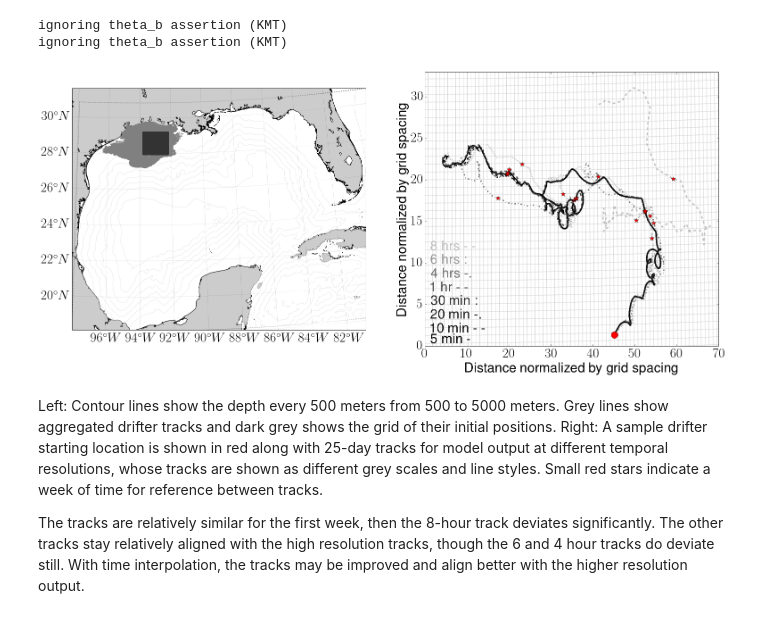
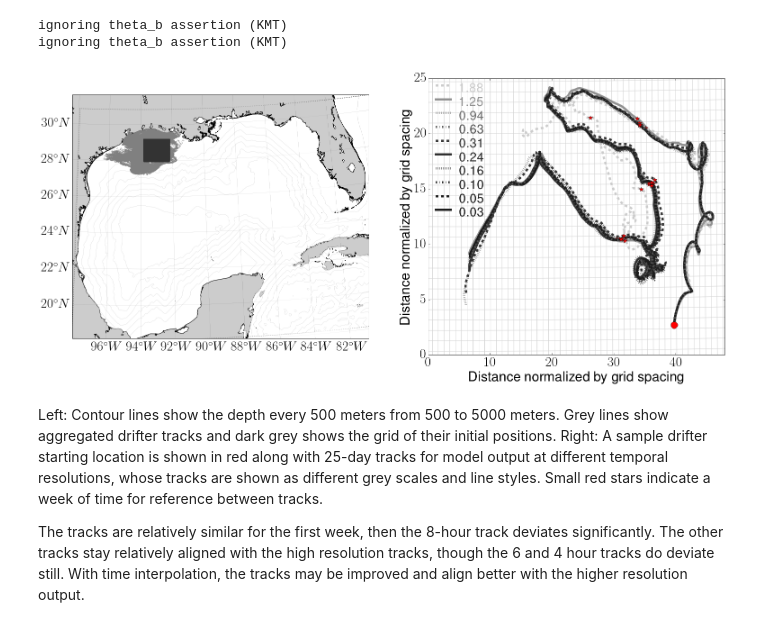
Before and after one commit to kthyng/time_res, a Jupyter notebook: time_res.ipynb, the cells around one changed output. Saved outputs shown, nothing was run; the diff lists cells and outputs as text; code cells hidden in the pictures.

```diff
--- a/time_res.ipynb
+++ b/time_res.ipynb
@@ -23,3 +35,13 @@ loc = ['ocean_his_0001.nc', 'ocean_his_2010-07-01_00.nc']
+# %%
+# Find nondimensionalized equivalents for the time between model outputs, as Dt*u/Dx
+Files = glob.glob('/Volumes/Emmons/projects/time_res/calcs/*u.npz')
+smax = np.ones(len(mins))*np.nan # save max speed value for each simulation set
+for i, File in enumerate(Files):
+    u = load(File)['var']; v = load(File[:-5] + 'v.npz')['var'];
+    s = sqrt(u**2+v**2) # speed
+    df = pd.DataFrame(s)
+    smax[i] = df.quantile(q=.8, axis=1).mean() # top quintile?
+ts = mins*60.*smax/dxm # nondimensionalized \Delta t's
 # %% [markdown]
 #Time resolution for model output
 
@@ -58,64 +80,52 @@ plot(xp.T, yp.T, '-', color='grey', linewidth=0.5)
 plot(xp[:,0].T, yp[:,0].T, '.', color='.2')
 # matplotlib.rcParams.update({'font.size': 30})
 
 ax2 = fig.add_subplot(1,2,2)
-ix = 200; dx = 3000.; xint = 150; yint = 365;
-# plot(grid['xr']/dx, grid['yr']/dx, 'lightgrey', grid['xr'].T/dx, grid['yr'].T/dx, 'lightgrey')
+# An example drifter to show for each case
+ix = 200; dx = 3000.; xint = 138; yint = 365;
 plot(grid['xr']/dx - xint, grid['yr']/dx - yint, 'lightgrey', grid['xr'].T/dx - xint, grid['yr'].T/dx - yint, 'lightgrey')
-for File in Files:
+for i, File in enumerate(Files):
 
-    # Only plot if have not used time interpolation, to be simpler
-    if int(File.split('nsteps')[1].split('.nc')[0]) != 1:
+    if 'gc' in File:
         continue
 
     d = netCDF.Dataset(File)
     xp, yp = grid['basemap'](d.variables['lonp'][ix,:], d.variables['latp'][ix,:])
     tp = d.variables['tp'][:]
     dt = (tp[1]-tp[0])/(3600.*24) # dt in days
     t = (tp-tp[0])/(3600.*24) # time vector in days
     tind1 = find(t==7) # this is for plotting on the tracks every week
     tind2 = find(t==14) # this is for plotting on the tracks every week
     tind3 = find(t==21) # this is for plotting on the tracks every week
-#     tind = 1./dt # finding index multiplier for 1 day for this run
     xp = xp/dx; yp = yp/dx; # Normalize by grid size
-    tseas = float(File.split('tseas_use')[1].split('_')[0])
-    if tseas == 300: col=col5; m=m5;
-    if tseas == 600: col=col10; m=m10;
-    if tseas == 1200: col=col20; m=m20;
-    if tseas == 1800: col=col30; m=m30;
-    if tseas == 3600: col=col1; m=m1;
-    if tseas == 14400: col=col4; m=m4;
-    if tseas == 21600: col=col6; m=m6;
-    if tseas == 28800: col=col8; m=m8;
+    tseas = float(File.split('tseas_use')[1].split('_')[0])/60. # model output sampling time in minutes
+    cind = find(mins==tseas) # find index in plotting arrays for this simulation
     # Plot lines
-#     plot(xp, yp, color=col, linestyle=m, linewidth=3)
-    plot(xp - xint, yp - yint, color=col, linestyle=m, linewidth=3)
-#     # Place number every week
+    plot(xp - xint, yp - yint, color=cols[cind], linestyle=ms[cind], linewidth=5)
+    # Place number every week
     plot(xp[tind1] - xint, yp[tind1] - yint, 'r', marker='*', markersize=10, linestyle='')#, alpha=0.2)#color=col, linestyle=m, linewidth=3, markersize=10)
     plot(xp[tind2] - xint, yp[tind2] - yint, 'r', marker='*', markersize=10, linestyle='')#, alpha=0.2)#color=col, linestyle=m, linewidth=3, markersize=10)
     plot(xp[tind3] - xint, yp[tind3] - yint, 'r', marker='*', markersize=10, linestyle='')#, alpha=0.2)#color=col, linestyle=m, linewidth=3, markersize=10)
-#     plot(xp[tind1] - xint, yp[tind1] - yint, 'r', marker='$1$', markersize=30, linestyle='')#, alpha=0.2)#color=col, linestyle=m, linewidth=3, markersize=10)
-#     plot(xp[tind2] - xint, yp[tind2] - yint, 'r', marker='$2$', markersize=30, linestyle='')#, alpha=0.2)#color=col, linestyle=m, linewidth=3, markersize=10)
-#     plot(xp[tind3] - xint, yp[tind3] - yint, 'r', marker='$3$', markersize=30, linestyle='')#, alpha=0.2)#color=col, linestyle=m, linewidth=3, markersize=10)
     d.close()
 
 ax2.set_xlabel('Distance normalized by grid spacing')
 ax2.set_ylabel('Distance normalized by grid spacing')
+
 # Plot starting point
 plot(xp[0] - xint, yp[0] - yint, 'or', markersize=15)
-xlim(0, 70); ylim(0, 33);
+xlim(0, 48); ylim(0, 25);
+
 # legend
-text(0.02, 0.01, '5 min ' + n5, color=col5, transform = ax2.transAxes)
-text(0.02, 0.05, '10 min ' + n10, color=col10, transform = ax2.transAxes)
-text(0.02, 0.1, '20 min ' + n20, color=col20, transform = ax2.transAxes)
-text(0.02, 0.15, '30 min ' + n30, color=col30, transform = ax2.transAxes)
-text(0.02, 0.2, '1 hr ' + n1, color=col1, transform = ax2.transAxes)
-text(0.02, 0.25, '4 hrs ' + n4, color=col4, transform = ax2.transAxes)
-text(0.02, 0.3, '6 hrs ' + n6, color=col6, transform = ax2.transAxes)
-text(0.02, 0.35, '8 hrs ' + n8, color=col8, transform = ax2.transAxes)
+# http://matplotlib.org/users/recipes.html
+props = dict(boxstyle='round', facecolor='white', alpha=1.0, edgecolor='white')
+for i, value in enumerate(ts):
+    text(0.105, 0.45+0.05*(i+1), "%.2f" % value, color=cols[i], transform = ax2.transAxes, fontsize=28, family='monospace')
+    plot([0.025, 0.075], [0.475+0.05*(i+1), 0.475+0.05*(i+1)], linestyle=ms[i], color=cols[i],
+         linewidth=5, transform = ax2.transAxes)
+
 savefig('figures/trajectories.png', bbox_inches='tight')
 # %% [output]
-[figure, old version]
+[figure, new version]
 # %% [markdown]
 Left: Contour lines show the depth every 500 meters from 500 to 5000 meters. Grey lines show aggregated drifter tracks and dark grey shows the grid of their initial positions.
 Right: A sample drifter starting location is shown in red along with 25-day tracks for model output at different temporal resolutions, whose tracks are shown as different grey scales and line styles. Small red stars indicate a week of time for reference between tracks.
```
Also changed, not shown: parts of 28 cells of this notebook, 1 other file.
